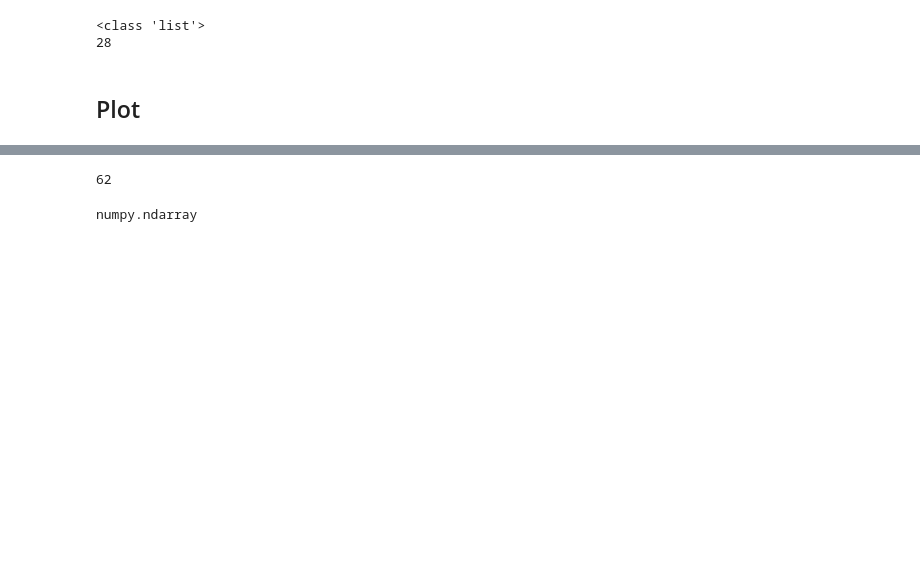
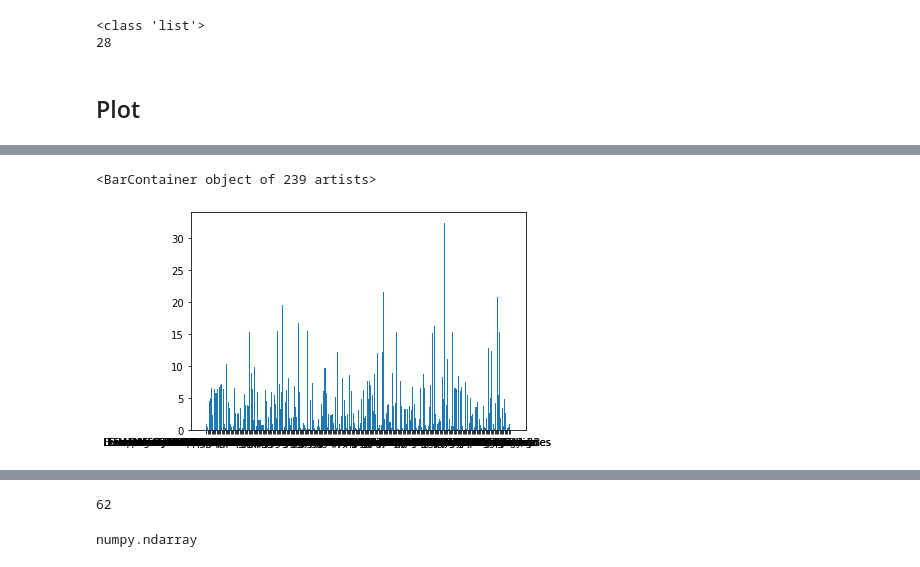
Before and after one commit to mannyjrod/ANA500, a Jupyter notebook: Intro_Matplotlib.ipynb, the cells around one changed output, grey strips where cells are left out. Cells and saved outputs as stored; diff of their text form; code cells hidden in the pictures; blank space fills up the shorter version.

```diff
--- a/Intro_Matplotlib.ipynb
+++ b/Intro_Matplotlib.ipynb
@@ -286,0 +433,23 @@ plt.bar(years, co2List) # Test the plot, okay, so plotting two lists works....
+# %%
+# Select CO2 emissions for all countries for the last year in the range of the current analysis (2017).
+hist_indicator = 'CO2 emissions (metric'
+hist_year = '2018'
+
+mask1 = data['Indicator Name'].str.contains(hist_indicator, regex = False) # The column indicator 'Indicator Name' found
+# in 'data' DataFrame with elements that contain the string 'x'.
+#mask2 = data['Year'].isin([hist_year]) # use isin() method
+#mask2 = data['2017']
+data2018 = data[hist_year] # Query only the specified year
+
+#mask2 = data[hist_year].dropna(axis=0)
+
+# Apply mask
+co2_2018 = data2018[mask1].dropna(axis=0) # Drop ROWS that contain NaN
+#co2_2017 = data[mask1 & mask2]
+print(co2_2018.head())
+print(type(co2_2018)) # The type of object, and the class that it's derived from
+print(co2_2018.shape) # a tuple of the shape of the underlying data.
+print(co2_2018.dtype) # dtype object of the underlying data.
+print(co2_2018.ndim) # # of dimensions of the underlying data.
+print(co2_2018.size) # # of elements in the underlying data.
+print(co2_2018.index) # The index (axis labels) of the Series.
@@ -286,0 +474,12 @@ plt.bar(years, co2List) # Test the plot, okay, so plotting two lists works....
+# %%
+# Okay, so now I've got a pandas Series of the CO2 emissions per capita for all countries in the dataset for the year 2018.
+# Now what? Plot the data to visualize how the US compares to others... duh
+
+#plt.bar(country, CO2 emissions)
+# How to get country? I need a way to query the indices from co2_2018, i.e., I need the KEYS
+countryKeys = co2_2018.keys() # use dictionary-like Python method keys() to query
+print(countryKeys.shape)
+print(countryKeys.dtype)
+print(countryKeys.ndim)
+print(countryKeys.size)
+print(type(countryKeys))
@@ -286,0 +492,5 @@ plt.bar(years, co2List) # Test the plot, okay, so plotting two lists works....
+# %%
+countries = data['Country Name'].loc[countryKeys] # Query the column 'Country Name' in DataFrame 'data', and slice into it
+# using the loc[] attribute that slices by referencing the explicit index (which is the index assigned label found in the
+# dataframe), whereas an implicit Python-style index would reference the index from the array dimensions.
+countries
@@ -286,0 +510,6 @@ plt.bar(years, co2List) # Test the plot, okay, so plotting two lists works....
+# %%
+# Raw data plot
+plt.bar(countries, co2_2018)
+# %% [output]
+<BarContainer object of 239 artists>
+[figure, added]
```
Also changed, not shown: parts of 29 cells of this notebook.
